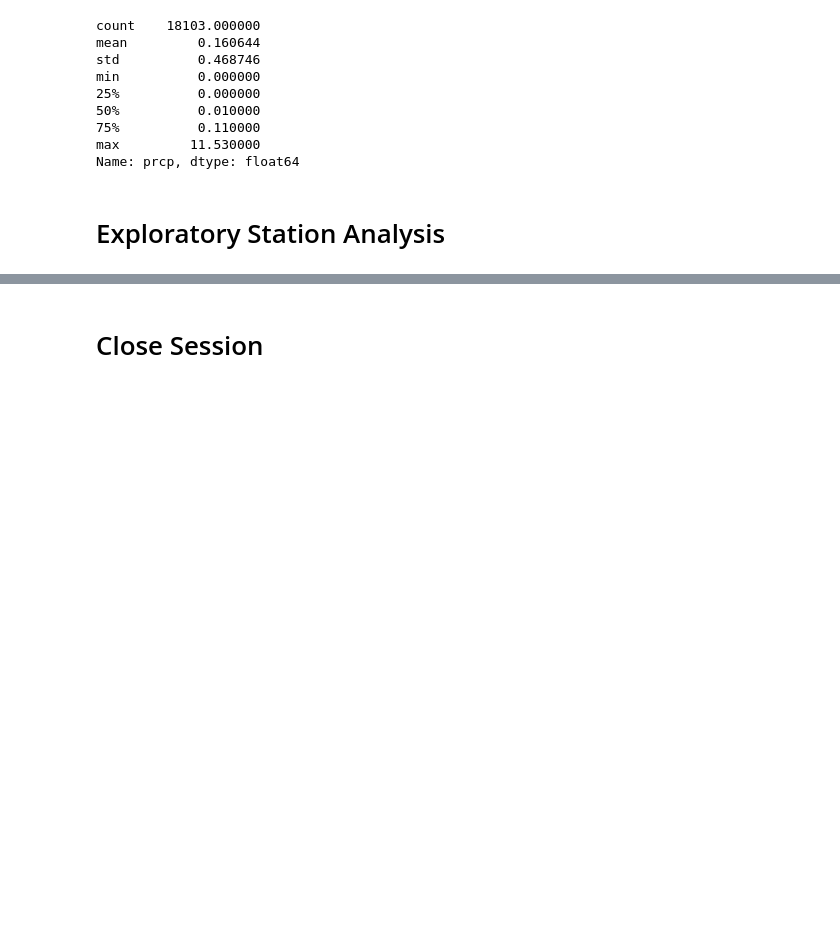
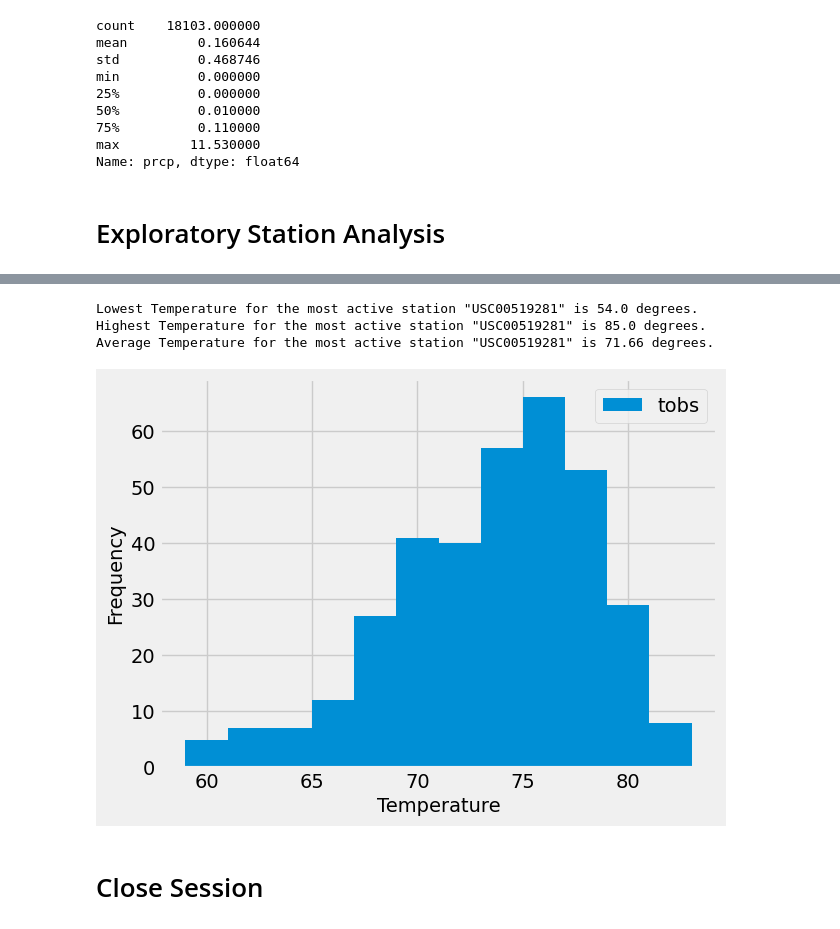
Before and after one commit to gusibis/sqlalchemy-challenge, a Jupyter notebook: SurfsUp/climate_starter.ipynb, the cells around one changed output, grey strips where cells are left out. Saved outputs shown, nothing was run; the diff lists cells and outputs as text; code cells hidden in the pictures; blank space fills up the shorter version.

Commit message:
first part done

```diff
--- a/SurfsUp/climate_starter.ipynb
+++ b/SurfsUp/climate_starter.ipynb
@@ -170,5 +173,12 @@ Total number of statons is 9. Here are their names:
 USC00511918, USC00513117, USC00514830, USC00516128, USC00517948, USC00518838, USC00519281, USC00519397, USC00519523
 # %%
 ''' 2. Design a query to find the most active stations (i.e. which stations have the most rows?)'''
-''' Answer the following question: which station id has the greatest number of observations?'''
-# List the stations and their counts in descending order.
+most_active_station = session.query(measurement.station).group_by(measurement.station).order_by(func.count(measurement.station).desc()).first()[0]
+''' Answer the following question: which station id has the greatest number of observations?
+    USC00519281 with 2772 observations.
+
+ List the stations and their counts in descending order.'''
+print(f"Most active station id is {most_active_station}")
+l_stat = session.query(measurement.station,(func.count(measurement.tobs))).group_by(measurement.station).order_by(func.count(measurement.tobs).desc())
+print("      ID      , Count")
+for el in l_stat:print(el)
@@ -180,3 +197,33 @@ USC00511918, USC00513117, USC00514830, USC00516128, USC00517948, USC00518838, US
+# %%
+'''Design a query that calculates the lowest, highest, and average temperatures that filters on the most-active station id found in the previous query.'''
+results = session.query(func.min(measurement.tobs),func.max(measurement.tobs),func.avg(measurement.tobs)).filter(measurement.station == most_active_station).all()
+print(f'Lowest Temperature for the most active station "{most_active_station}" is {(str(results).split(",")[0]).replace("(","").replace("[","")} degrees. ')
+print(f'Highest Temperature for the most active station "{most_active_station}" is{(str(results).split(",")[1])} degrees. ')
+print(f'Average Temperature for the most active station "{most_active_station}" is {round(float((str(results).split(",")[2]).replace(")","").replace("]","")),2)} degrees. ')
+# %% [output]
+Lowest Temperature for the most active station "USC00519281" is 54.0 degrees.
+Highest Temperature for the most active station "USC00519281" is 85.0 degrees.
+Average Temperature for the most active station "USC00519281" is 71.66 degrees.
+# %%
+''' 4. Design a query to get the previous 12 months of temperature observation (TOBS) data. To do so, complete the following steps:
+    Filter by the station that has the greatest number of observations.
+
+    Query the previous 12 months of TOBS data for that station.
+
+    Plot the results as a histogram with bins=12, as the following image shows:
+ '''
+twelve_mo = session.query(measurement.tobs, measurement.date).filter(measurement.date >= prev_twelve_mo).filter(measurement.station == most_active_station)
+# twelve_mo.all()
+twelve_mo_pd = pd.DataFrame(twelve_mo)
+lab = ["tobs"]
+histogram_plot = twelve_mo_pd['tobs']
+histogram_plot.hist(bins = 12)
+plt.xlabel('Temperature')
+plt.ylabel('Frequency')
+plt.legend(lab, loc = 'upper right')
+plt.show()
+# %% [output]
+[figure, added]
 # %% [markdown]
 # Close Session
 # %%
```
Also changed, not shown: parts of 6 cells of this notebook.
